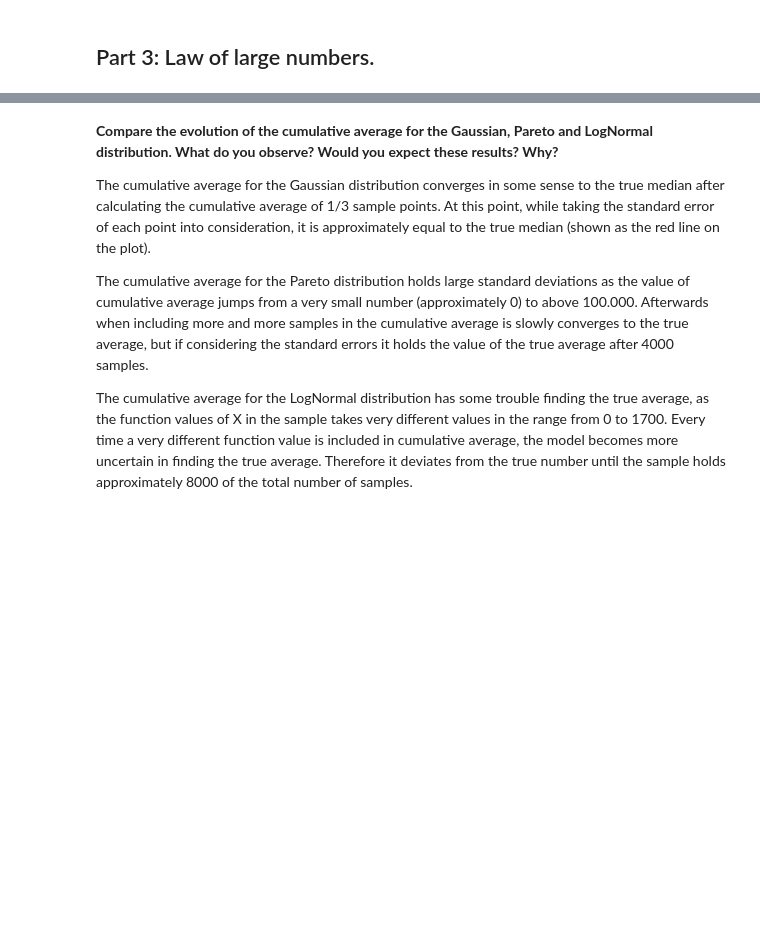
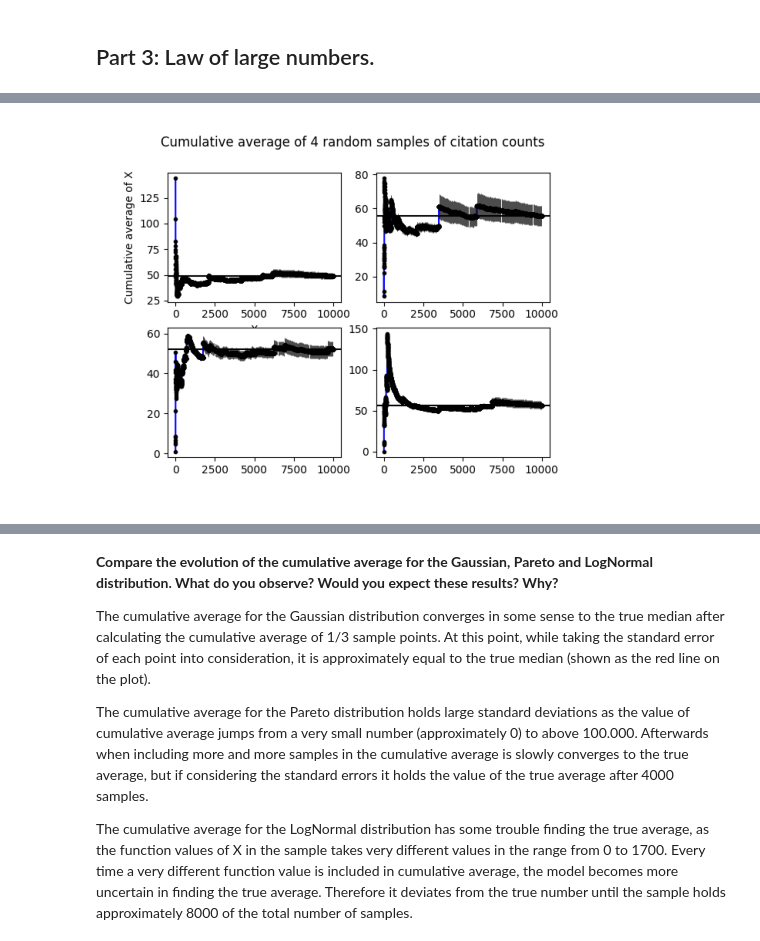
Before and after one commit to fridamariejoergensen/CSS, a Jupyter notebook: Assignment1.ipynb, the cells around one changed output, grey strips where cells are left out. Cells and saved outputs as stored; diff of their text form; code cells hidden in the pictures; blank space fills up the shorter version.

```diff
--- a/Assignment1.ipynb
+++ b/Assignment1.ipynb
@@ -1492,0 +1522,8 @@ plt.savefig('cumulative_median.png')
+# %%
+img2 = img.imread("cumulative_average.png")
+plt.grid(visible=None)
+plt.axis('off')
+plt.imshow(img2)
+plt.show()
+# %% [output]
+[figure, added]
```
Also changed, not shown: parts of 33 cells of this notebook.
